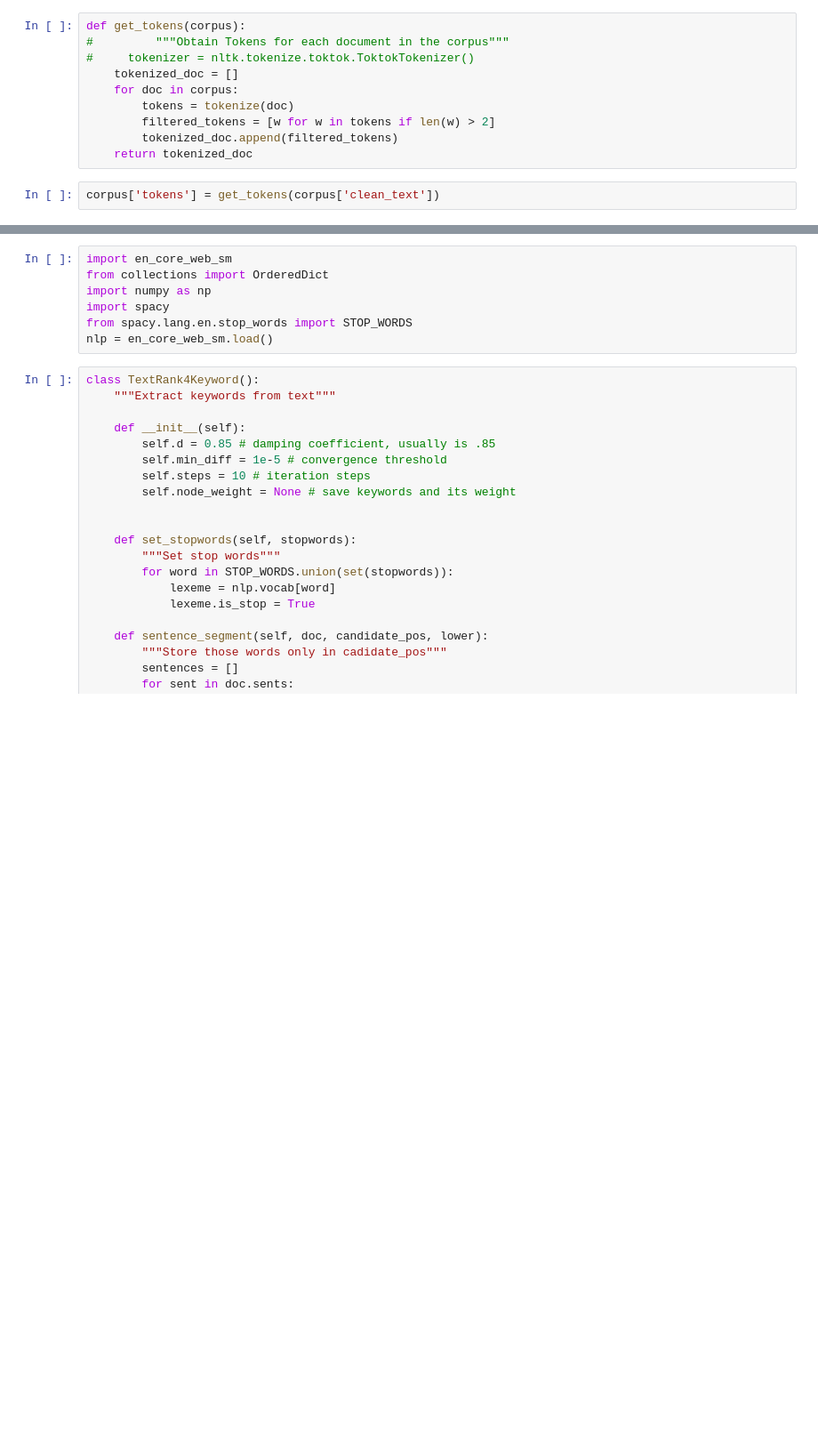
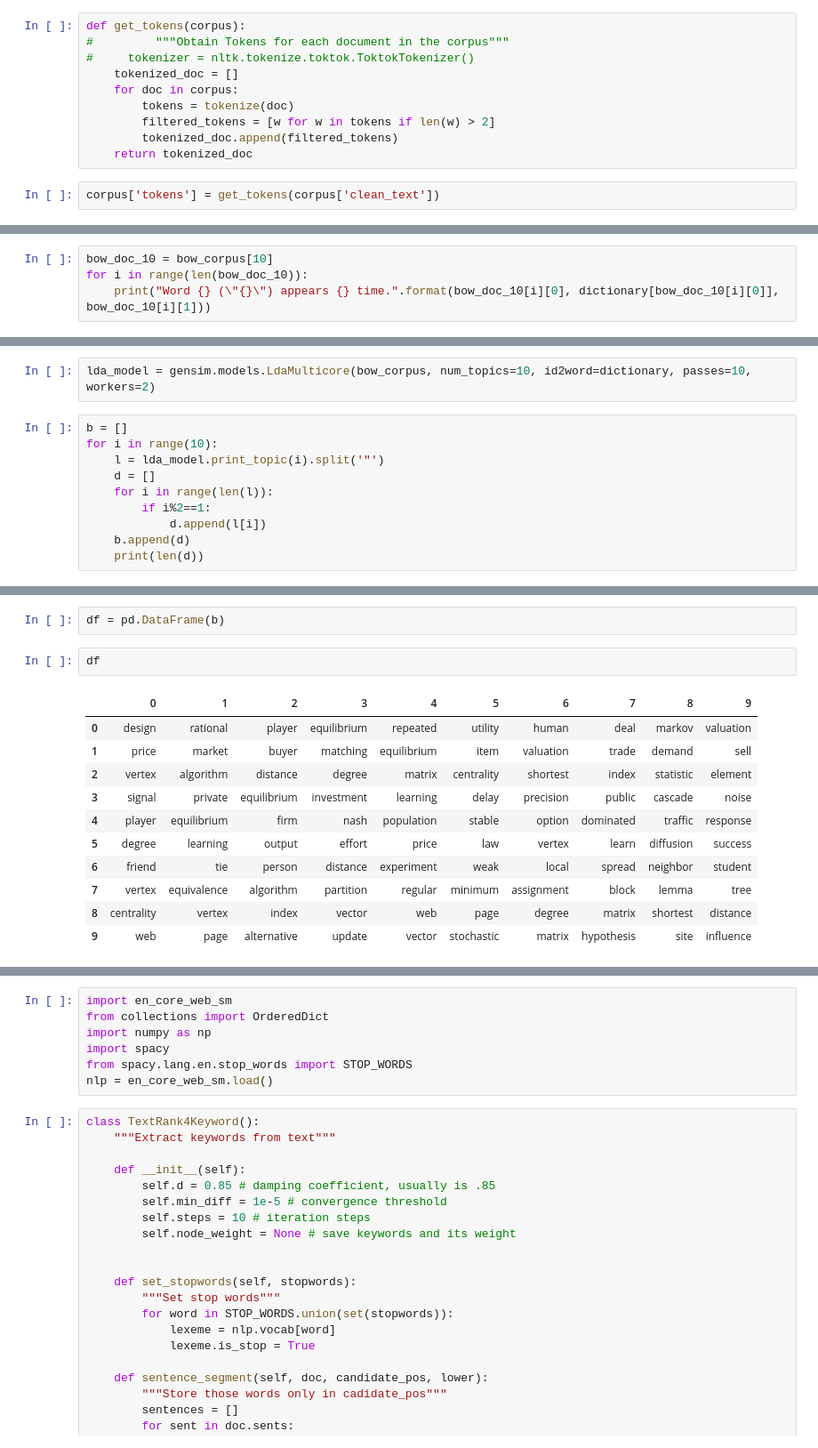
Before and after one commit to kartiks22/competency_maps_testing, a Jupyter notebook: pre-processing with text_rank.ipynb, the cells around one changed output, grey strips where cells are left out. Shown at 89% size. Saved outputs shown, nothing was run; the diff lists cells and outputs as text; blank space fills up the shorter version.

```diff
--- a/pre-processing with text_rank.ipynb
+++ b/pre-processing with text_rank.ipynb
@@ -165,0 +241,4 @@ corpus['tokens'] = get_tokens(corpus['clean_text'])
+# %%
+bow_doc_10 = bow_corpus[10]
+for i in range(len(bow_doc_10)):
+    print("Word {} (\"{}\") appears {} time.".format(bow_doc_10[i][0], dictionary[bow_doc_10[i][0]], bow_doc_10[i][1]))
@@ -165,0 +289,12 @@ corpus['tokens'] = get_tokens(corpus['clean_text'])
+# %%
+lda_model = gensim.models.LdaMulticore(bow_corpus, num_topics=10, id2word=dictionary, passes=10, workers=2)
+# %%
+b = []
+for i in range(10):
+    l = lda_model.print_topic(i).split('"')
+    d = []
+    for i in range(len(l)):
+        if i%2==1:
+            d.append(l[i])
+    b.append(d)
+    print(len(d))
@@ -165,0 +312,16 @@ corpus['tokens'] = get_tokens(corpus['clean_text'])
+# %%
+df = pd.DataFrame(b)
+# %%
+df
+# %% [output]
+|  | 0 | 1 | 2 | 3 | 4 | 5 | 6 | 7 | 8 | 9 |
+| 0 | design | rational | player | equilibrium | repeated | utility | human | deal | markov | valuation |
+| 1 | price | market | buyer | matching | equilibrium | item | valuation | trade | demand | sell |
+| 2 | vertex | algorithm | distance | degree | matrix | centrality | shortest | index | statistic | element |
+| 3 | signal | private | equilibrium | investment | learning | delay | precision | public | cascade | noise |
+| 4 | player | equilibrium | firm | nash | population | stable | option | dominated | traffic | response |
+| 5 | degree | learning | output | effort | price | law | vertex | learn | diffusion | success |
+| 6 | friend | tie | person | distance | experiment | weak | local | spread | neighbor | student |
+| 7 | vertex | equivalence | algorithm | partition | regular | minimum | assignment | block | lemma | tree |
+| 8 | centrality | vertex | index | vector | web | page | degree | matrix | shortest | distance |
+| 9 | web | page | alternative | update | vector | stochastic | matrix | hypothesis | site | influence |
```
Also changed, not shown: parts of 40 cells of this notebook, 4 other files.
